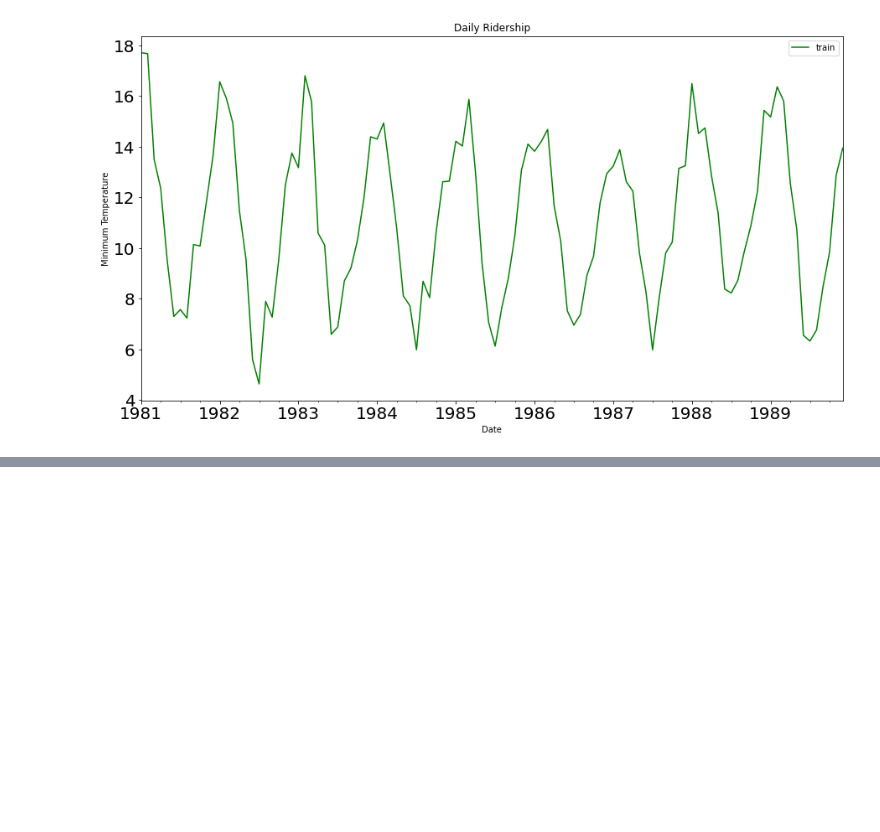
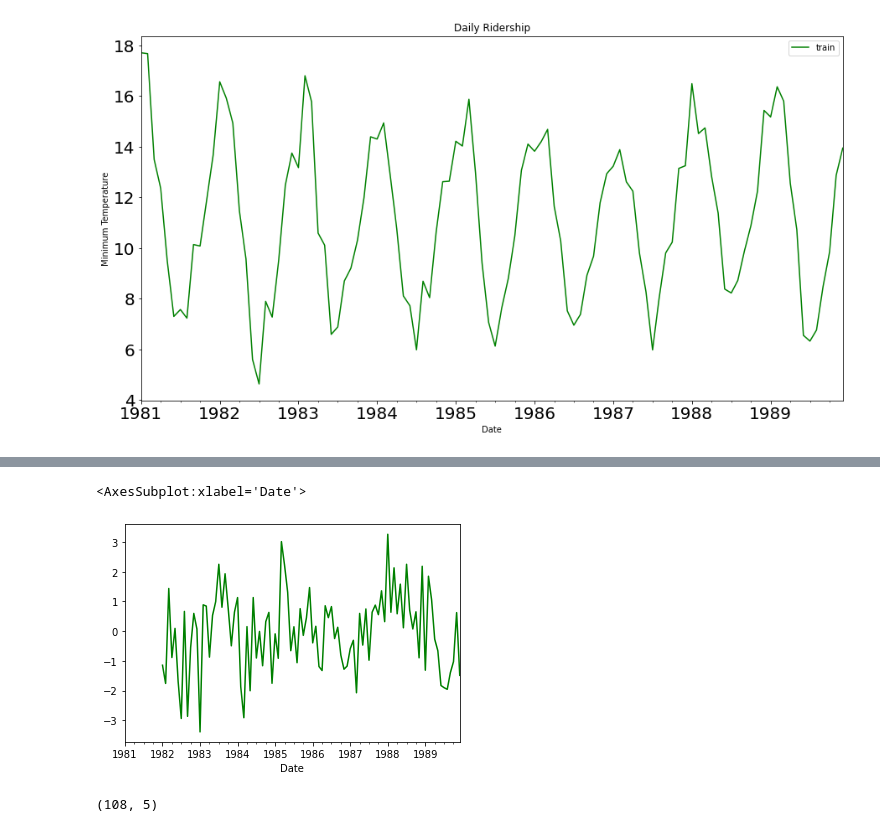
Before and after one commit to shanmukha6959/Monthly_Minimal_Temperature_Time_Series_Forecasting, a Jupyter notebook: Minimal_Monthly_Temperatures_TSF.ipynb, the cells around one changed output, grey strips where cells are left out. Cells and saved outputs as stored; diff of their text form; code cells hidden in the pictures; blank space fills up the shorter version.

Commit message:
Data_Stationary
Data_Stationary verification

```diff
--- a/Minimal_Monthly_Temperatures_TSF.ipynb
+++ b/Minimal_Monthly_Temperatures_TSF.ipynb
@@ -115,0 +164,3 @@ plt.show()
+# %%
+#To make the Data Stationary we need to use shift command
+monthly_train['Monthly Difference'] = monthly_train['Temp'] - monthly_train['Temp'].shift(12)
@@ -115,0 +202,9 @@ plt.show()
+# %%
+monthly_train['Monthly Difference'].plot(color='g')
+# %% [output]
+<AxesSubplot:xlabel='Date'>
+[figure, added]
+# %%
+monthly_train.shape
+# %% [output]
+(108, 5)
```
Also changed, not shown: parts of 11 cells of this notebook.
